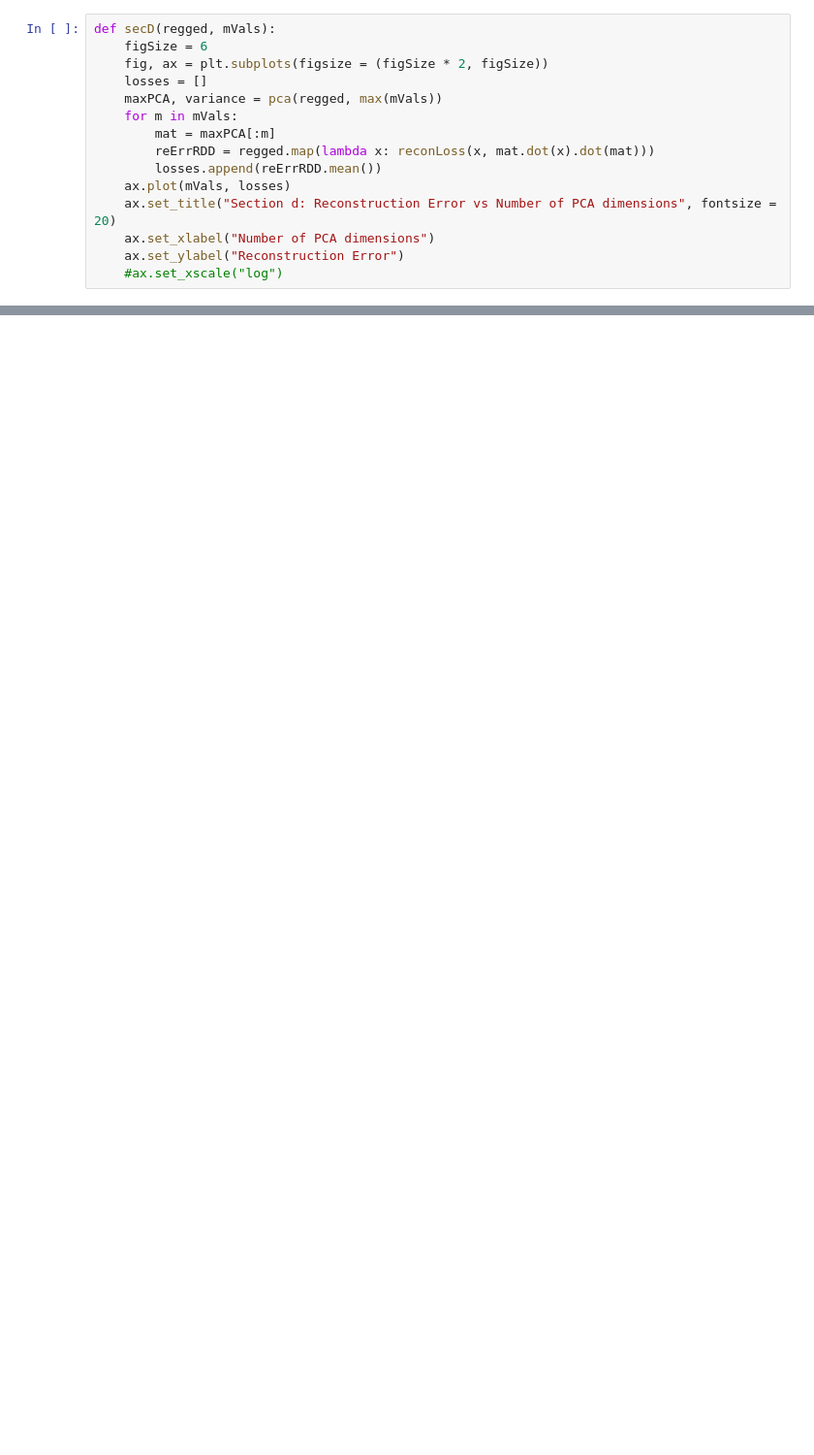
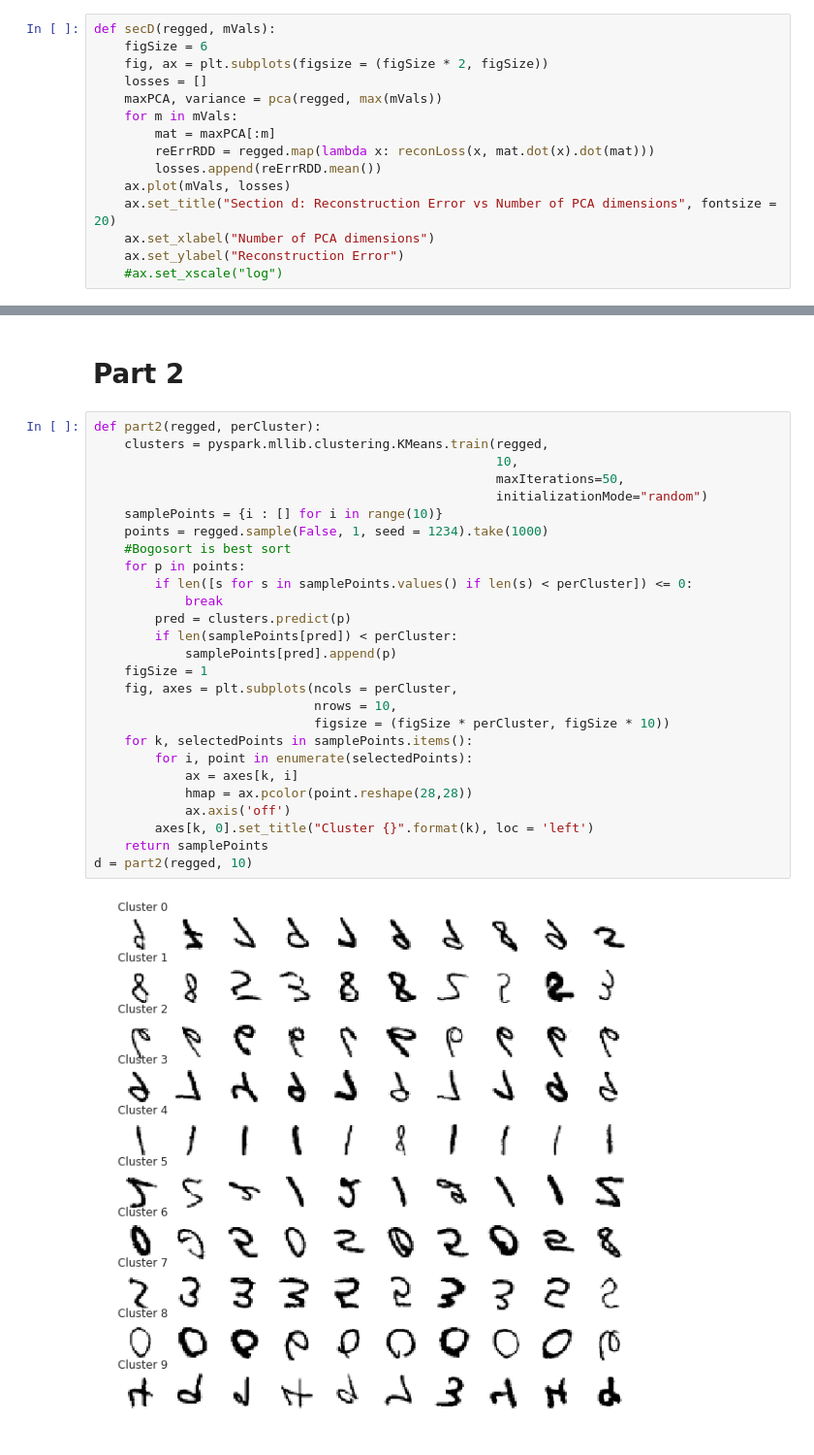
Before and after one commit to reidmcy/ML-Assigments, a Jupyter notebook: Assignment-2/assn2_prob3.ipynb, the cells around one changed output, grey strips where cells are left out. Shown at 97% size. Drawn from its saved outputs; the diff is of its cells as text; blank space fills up the shorter version.

Commit message:
Done Part 2

```diff
--- a/Assignment-2/assn2_prob3.ipynb
+++ b/Assignment-2/assn2_prob3.ipynb
@@ -174,0 +176,31 @@ secD(regged, mVals)
+# %% [markdown]
+# Part 2
+# %%
+def part2(regged, perCluster):
+    clusters = pyspark.mllib.clustering.KMeans.train(regged,
+                                                     10,
+                                                     maxIterations=50,
+                                                     initializationMode="random")
+    samplePoints = {i : [] for i in range(10)}
+    points = regged.sample(False, 1, seed = 1234).take(1000)
+    #Bogosort is best sort
+    for p in points:
+        if len([s for s in samplePoints.values() if len(s) < perCluster]) <= 0:
+            break
+        pred = clusters.predict(p)
+        if len(samplePoints[pred]) < perCluster:
+            samplePoints[pred].append(p)
+    figSize = 1
+    fig, axes = plt.subplots(ncols = perCluster,
+                             nrows = 10,
+                             figsize = (figSize * perCluster, figSize * 10))
+    for k, selectedPoints in samplePoints.items():
+        for i, point in enumerate(selectedPoints):
+            ax = axes[k, i]
+            hmap = ax.pcolor(point.reshape(28,28))
+            ax.axis('off')
+        axes[k, 0].set_title("Cluster {}".format(k), loc = 'left')
+    return samplePoints
+d = part2(regged, 10)
+# %% [output]
+[figure, added]
```
Also changed, not shown: parts of 9 cells of this notebook.
